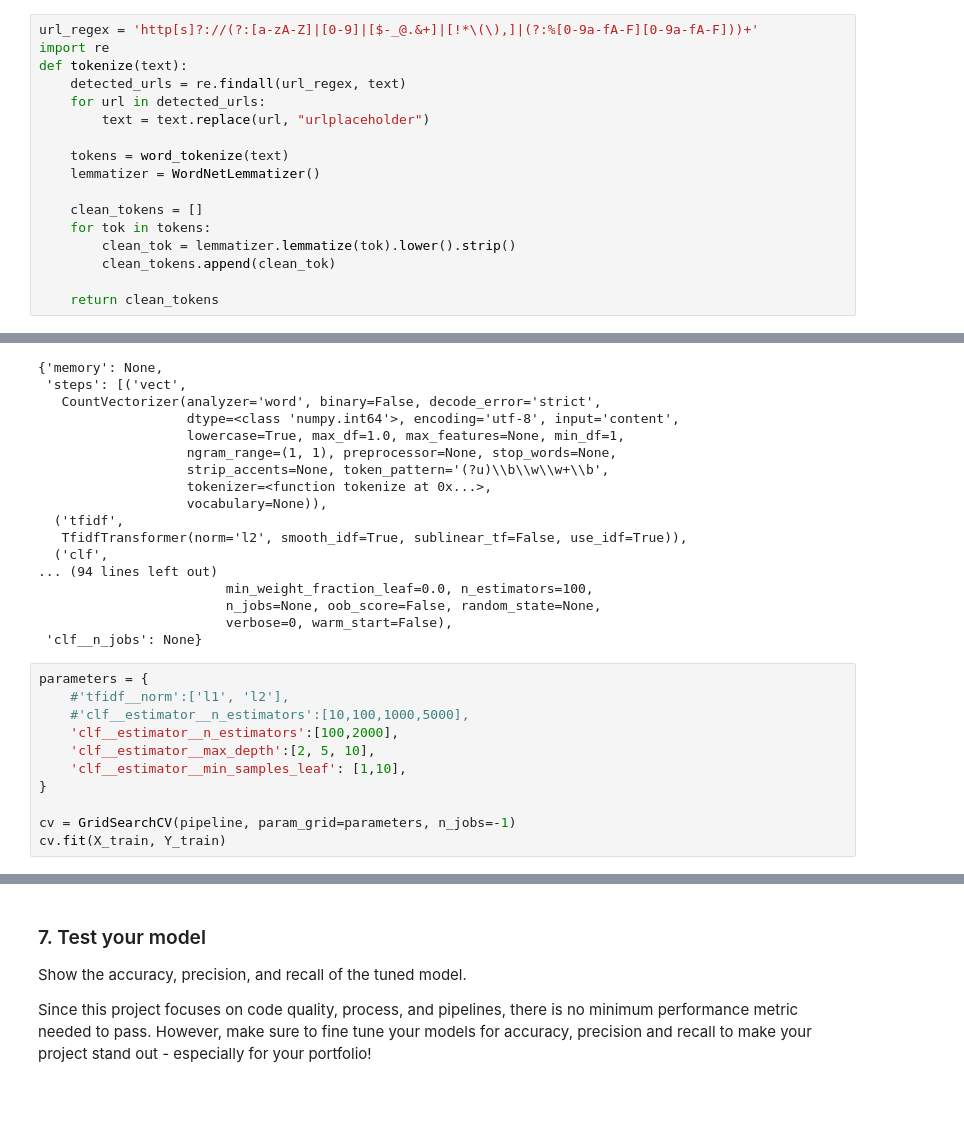
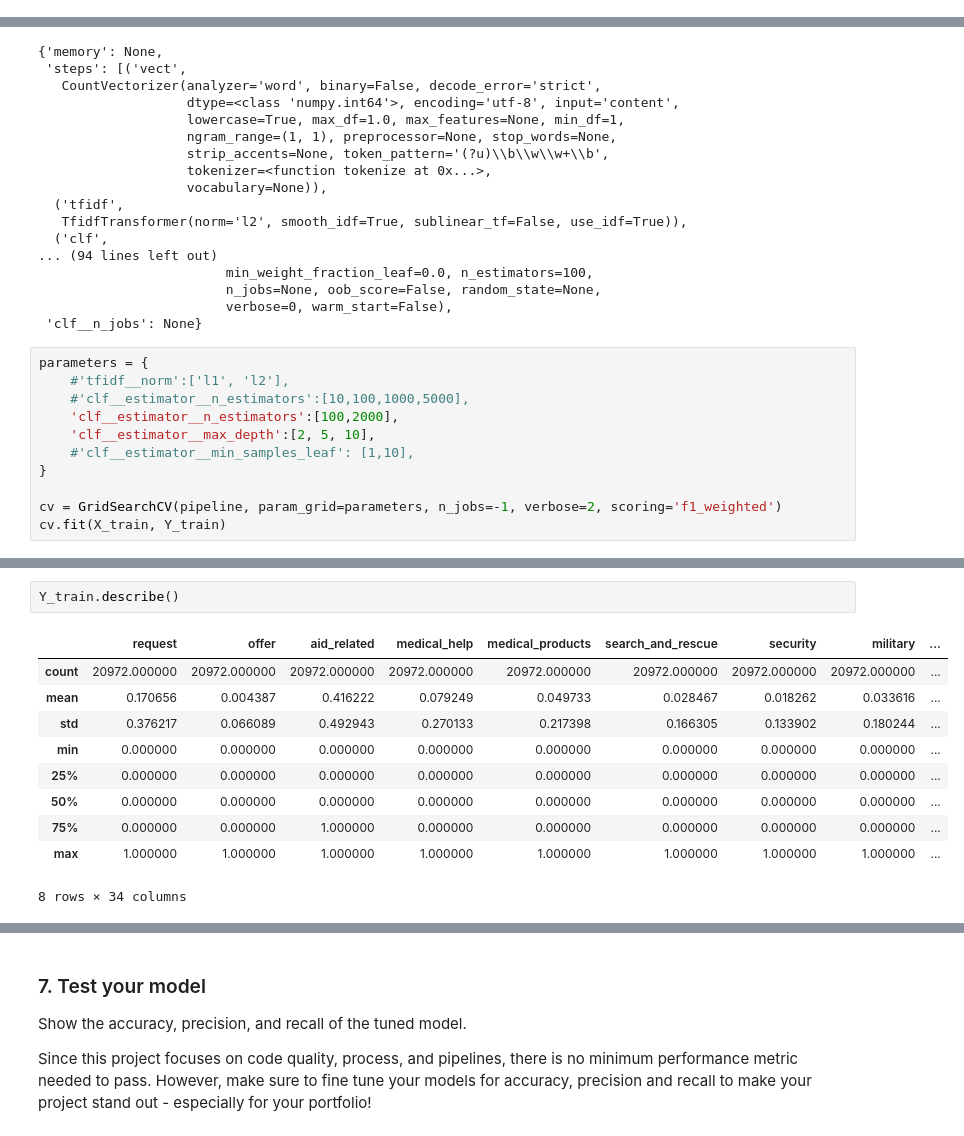
Before and after one commit to cerionXLII/DisasterResponseMLPipeline, a Jupyter notebook: src/ML Pipeline Preparation.ipynb, the cells around one changed output, grey strips where cells are left out. Cells and saved outputs as stored; diff of their text form; blank space fills up the shorter version.

Commit message:
Updated ML Pipeline with cv using f1 score

```diff
--- a/src/ML Pipeline Preparation.ipynb
+++ b/src/ML Pipeline Preparation.ipynb
@@ -121,22 +115,5 @@ ost
 # %% [output]
 ['hello', 'all', 'happy', 'world']
-# %%
-url_regex = 'http[s]?://(?:[a-zA-Z]|[0-9]|[$-_@.&+]|[!*\(\),]|(?:%[0-9a-fA-F][0-9a-fA-F]))+'
-import re
-def tokenize(text):
-    detected_urls = re.findall(url_regex, text)
-    for url in detected_urls:
-        text = text.replace(url, "urlplaceholder")
-
-    tokens = word_tokenize(text)
-    lemmatizer = WordNetLemmatizer()
-
-    clean_tokens = []
-    for tok in tokens:
-        clean_tok = lemmatizer.lemmatize(tok).lower().strip()
-        clean_tokens.append(clean_tok)
-
-    return clean_tokens
 # %% [markdown]
 ### 3. Build a machine learning pipeline
 This machine pipeline should take in the `message` column as input and output classification results on the other 36 categories in the dataset. You may find the [MultiOutputClassifier](http://scikit-learn.org/stable/modules/generated/sklearn.multioutput.MultiOutputClassifier.html) helpful for predicting multiple target variables.
@@ -291,9 +268,9 @@ parameters = {
     #'clf__estimator__n_estimators':[10,100,1000,5000],
     'clf__estimator__n_estimators':[100,2000],
     'clf__estimator__max_depth':[2, 5, 10],
-    'clf__estimator__min_samples_leaf': [1,10],
+    #'clf__estimator__min_samples_leaf': [1,10],
 }
 
-cv = GridSearchCV(pipeline, param_grid=parameters, n_jobs=-1)
+cv = GridSearchCV(pipeline, param_grid=parameters, n_jobs=-1, verbose=2, scoring='f1_weighted')
 cv.fit(X_train, Y_train)
 # %% [output]
@@ -317 +298,14 @@ GridSearchCV(cv=None, error_score=nan,
+# %%
+Y_train.describe()
+# %% [output]
+|  | request | offer | aid_related | medical_help | medical_products | search_and_rescue | security | military | ... |
+| count | 20972.000000 | 20972.000000 | 20972.000000 | 20972.000000 | 20972.000000 | 20972.000000 | 20972.000000 | 20972.000000 | ... |
+| mean | 0.170656 | 0.004387 | 0.416222 | 0.079249 | 0.049733 | 0.028467 | 0.018262 | 0.033616 | ... |
+| std | 0.376217 | 0.066089 | 0.492943 | 0.270133 | 0.217398 | 0.166305 | 0.133902 | 0.180244 | ... |
+| min | 0.000000 | 0.000000 | 0.000000 | 0.000000 | 0.000000 | 0.000000 | 0.000000 | 0.000000 | ... |
+| 25% | 0.000000 | 0.000000 | 0.000000 | 0.000000 | 0.000000 | 0.000000 | 0.000000 | 0.000000 | ... |
+| 50% | 0.000000 | 0.000000 | 0.000000 | 0.000000 | 0.000000 | 0.000000 | 0.000000 | 0.000000 | ... |
+| 75% | 0.000000 | 0.000000 | 1.000000 | 0.000000 | 0.000000 | 0.000000 | 0.000000 | 0.000000 | ... |
+| max | 1.000000 | 1.000000 | 1.000000 | 1.000000 | 1.000000 | 1.000000 | 1.000000 | 1.000000 | ... |
+8 rows × 34 columns
 # %%
```
Also changed, not shown: parts of 13 cells of this notebook.
